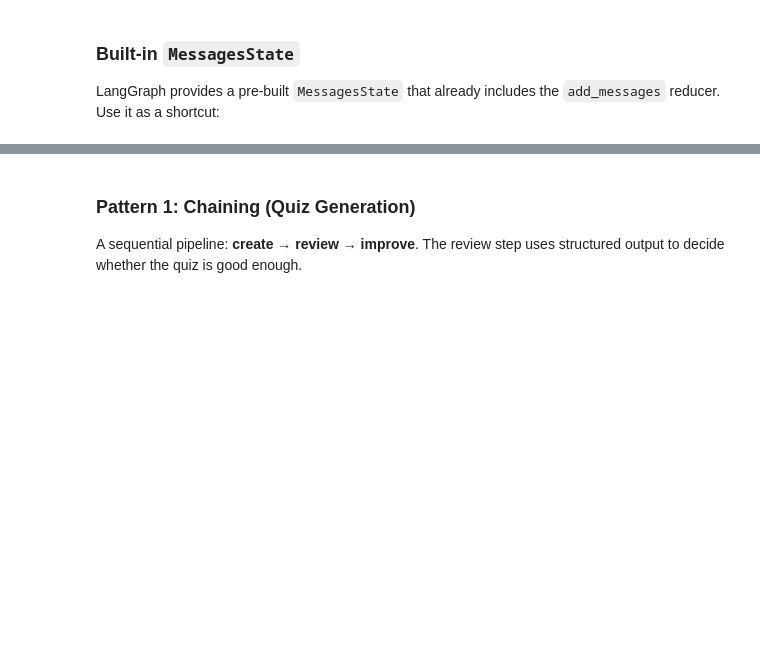
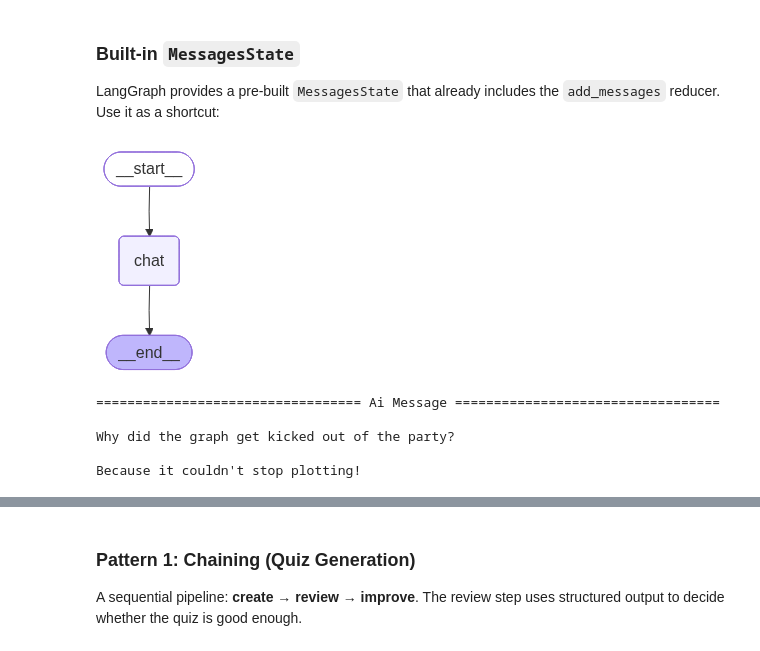
Before and after one commit to EnkrateiaLucca/oreilly-langgraph, a Jupyter notebook: notebooks/1.0-langgraph-fundamentals.ipynb, the cells around one changed output, grey strips where cells are left out. Saved outputs shown, nothing was run; the diff lists cells and outputs as text; code cells hidden in the pictures; blank space fills up the shorter version.

```diff
--- a/notebooks/1.0-langgraph-fundamentals.ipynb
+++ b/notebooks/1.0-langgraph-fundamentals.ipynb
@@ -201,24 +236,32 @@ result
 LangGraph provides a pre-built `MessagesState` that already includes the `add_messages` reducer. Use it as a shortcut:
 # %%
 from langgraph.graph import MessagesState
-from langchain_openai import ChatOpenAI
+from langchain.chat_models import init_chat_model
 
-llm = ChatOpenAI(model="gpt-4o-mini")
+llm = init_chat_model(model="gpt-5.4-mini")
 
 def chat_node(state: MessagesState):
     response = llm.invoke(state["messages"])
     return {"messages": [response]}
 
 workflow = StateGraph(MessagesState)
 workflow.add_node("chat", chat_node)
 workflow.add_edge(START, "chat")
 workflow.add_edge("chat", END)
 app = workflow.compile()
 
-display(Image(app.get_graph().draw_mermaid_png()))
+visualize_graph(app)
+# %% [output]
+[figure, added]
 # %%
 result = app.invoke({"messages": [HumanMessage("Tell me a joke about graphs.")]})
 result["messages"][-1].pretty_print()
+# %% [output]
+================================== Ai Message ==================================
+
+Why did the graph get kicked out of the party?
+
+Because it couldn't stop plotting!
 # %% [markdown]
 ---
 ## 3. LLM Workflow Patterns
```
Also changed, not shown: parts of 23 cells of this notebook, 29 other files.
